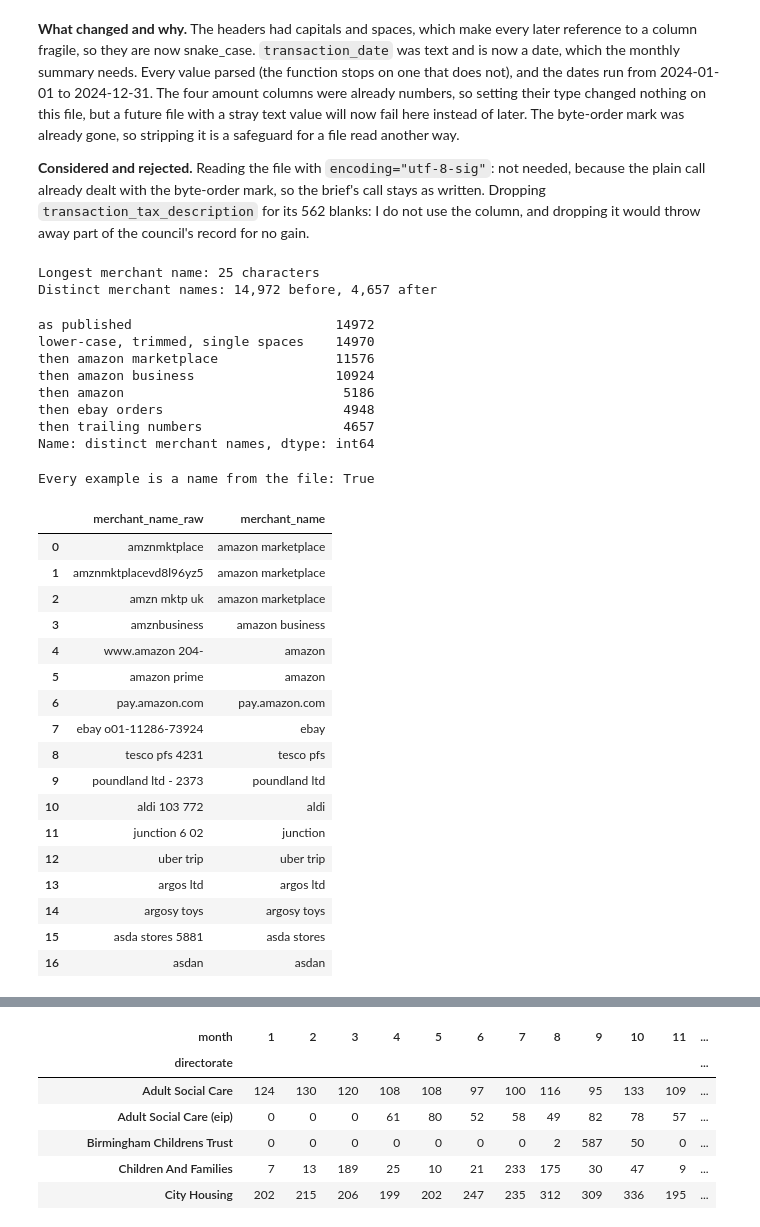
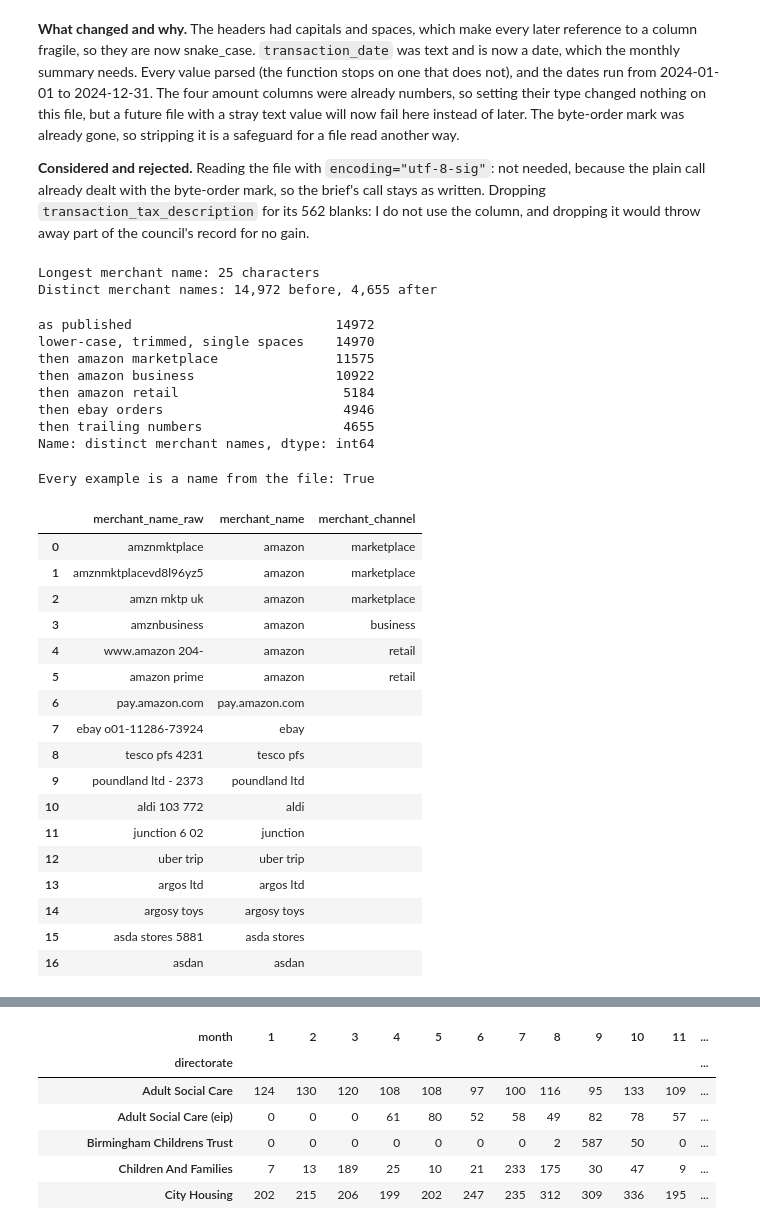
Before and after one commit to PaddyGilliland1/ai-programming-foundations-project, a Jupyter notebook: data_workflow.ipynb, the cells around one changed output, grey strips where cells are left out. Drawn from its saved outputs; the diff is of its cells as text; code cells hidden in the pictures.

Commit message:
Treat Amazon as one supplier and keep the channel in its own column

```diff
--- a/data_workflow.ipynb
+++ b/data_workflow.ipynb
@@ -186,18 +205,27 @@ def normalise_merchant_names(frame, rules, column="merchant_name"):
 # supplier's own descriptor; the examples below show each rule at work.
 MERCHANT_RULES = {
     # amznmktplace..., amzn mktp uk..., amzn mktp us...
-    "amazon marketplace": (r"^amzn ?mktp.*$", "amazon marketplace"),
+    "amazon marketplace": (r"^amzn ?mktp.*$", "amazon"),
     # amznbusiness..., amznb2bprime...
-    "amazon business": (r"^amzn ?(?:business|b2b).*$", "amazon business"),
+    "amazon business": (r"^amzn ?(?:business|b2b).*$", "amazon"),
     # amazon or www.amazon followed by an order number or a buyer's reference
-    "amazon": (r"^(?:www\.)?amazon(?:[ .].*)?$", "amazon"),
+    "amazon retail": (r"^(?:www\.)?amazon(?:[ .].*)?$", "amazon"),
     # ebay o01-11286-73924 and other eBay order numbers
     "ebay orders": (r"^ebay o\d{2}-.*$", "ebay"),
     # store, branch and reference numbers at the end, as in tesco pfs 4231
     "trailing numbers": (r"(?:\s+-)?(?:\s+[0-9][0-9-]*)+$", ""),
 }
+# The three Amazon rules name one supplier, so I record the channel each
+# name came through, keyed by the rule that matched it.
+MERCHANT_CHANNELS = {
+    "amazon marketplace": "marketplace",
+    "amazon business": "business",
+    "amazon retail": "retail",
+}
 
-merchants_fixed = normalise_merchant_names(columns_fixed, MERCHANT_RULES)
+merchants_fixed = normalise_merchant_names(
+    columns_fixed, MERCHANT_RULES, channels=MERCHANT_CHANNELS
+)
 
 names = columns_fixed["merchant_name"]
 print(f"Longest merchant name: {names.str.len().max()} characters")
@@ -218,63 +246,65 @@ for count, label in enumerate(labels):
 pd.Series(steps, name="distinct merchant names")
 # %% [output]
 Longest merchant name: 25 characters
-Distinct merchant names: 14,972 before, 4,657 after
+Distinct merchant names: 14,972 before, 4,655 after
 as published                          14972
 lower-case, trimmed, single spaces    14970
-then amazon marketplace               11576
-then amazon business                  10924
-then amazon                            5186
-then ebay orders                       4948
-then trailing numbers                  4657
+then amazon marketplace               11575
+then amazon business                  10922
+then amazon retail                     5184
+then ebay orders                       4946
+then trailing numbers                  4655
 Name: distinct merchant names, dtype: int64
 # %%
 examples = pd.DataFrame(
     {
         "merchant_name": [
             "amznmktplace",
             "amznmktplacevd8l96yz5",
             "amzn mktp uk",
             "amznbusiness",
             "www.amazon 204-",
             "amazon prime",
             "pay.amazon.com",
             "ebay o01-11286-73924",
             "tesco pfs 4231",
             "poundland ltd - 2373",
             "aldi 103 772",
             "junction 6 02",
             "uber   trip",
             "argos ltd",
             "argosy toys",
             "asda stores 5881",
             "asdan",
         ]
     }
 )
 print(
     "Every example is a name from the file:",
     examples["merchant_name"].isin(names).all(),
 )
-checked = normalise_merchant_names(examples, MERCHANT_RULES)
-checked[["merchant_name_raw", "merchant_name"]]
+checked = normalise_merchant_names(
+    examples, MERCHANT_RULES, channels=MERCHANT_CHANNELS
+)
+checked[["merchant_name_raw", "merchant_name", "merchant_channel"]]
 # %% [output]
 Every example is a name from the file: True
-|  | merchant_name_raw | merchant_name |
-| 0 | amznmktplace | amazon marketplace |
-| 1 | amznmktplacevd8l96yz5 | amazon marketplace |
-| 2 | amzn mktp uk | amazon marketplace |
-| 3 | amznbusiness | amazon business |
-| 4 | www.amazon 204- | amazon |
-| 5 | amazon prime | amazon |
-| 6 | pay.amazon.com | pay.amazon.com |
-| 7 | ebay o01-11286-73924 | ebay |
-| 8 | tesco pfs 4231 | tesco pfs |
-| 9 | poundland ltd - 2373 | poundland ltd |
-| 10 | aldi 103 772 | aldi |
-| 11 | junction 6 02 | junction |
-| 12 | uber trip | uber trip |
-| 13 | argos ltd | argos ltd |
-| 14 | argosy toys | argosy toys |
-| 15 | asda stores 5881 | asda stores |
-| 16 | asdan | asdan |
+|  | merchant_name_raw | merchant_name | merchant_channel |
+| 0 | amznmktplace | amazon | marketplace |
+| 1 | amznmktplacevd8l96yz5 | amazon | marketplace |
+| 2 | amzn mktp uk | amazon | marketplace |
+| 3 | amznbusiness | amazon | business |
+| 4 | www.amazon 204- | amazon | retail |
+| 5 | amazon prime | amazon | retail |
+| 6 | pay.amazon.com | pay.amazon.com |  |
+| 7 | ebay o01-11286-73924 | ebay |  |
+| 8 | tesco pfs 4231 | tesco pfs |  |
+| 9 | poundland ltd - 2373 | poundland ltd |  |
+| 10 | aldi 103 772 | aldi |  |
+| 11 | junction 6 02 | junction |  |
+| 12 | uber trip | uber trip |  |
+| 13 | argos ltd | argos ltd |  |
+| 14 | argosy toys | argosy toys |  |
+| 15 | asda stores 5881 | asda stores |  |
+| 16 | asdan | asdan |  |
 # %% [markdown]
```
Also changed, not shown: parts of 10 cells of this notebook.
